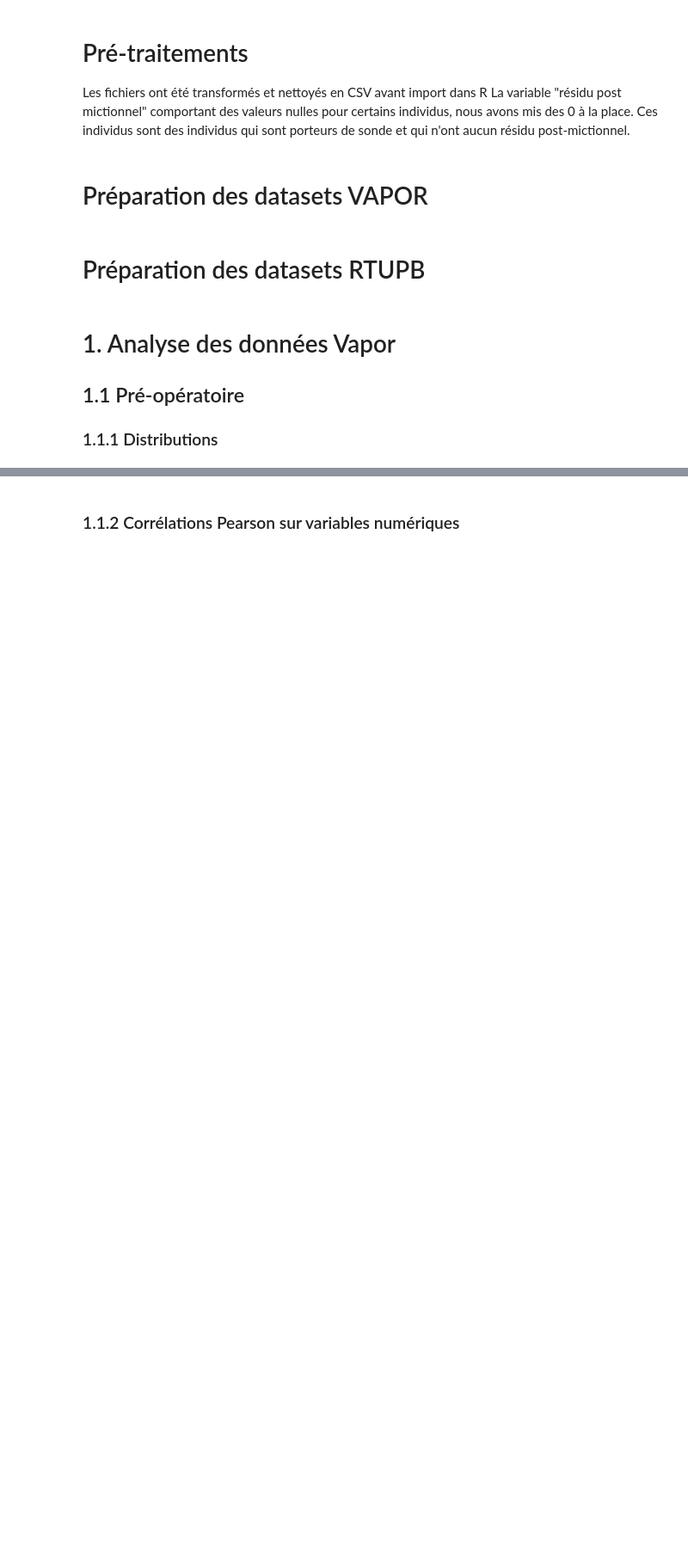
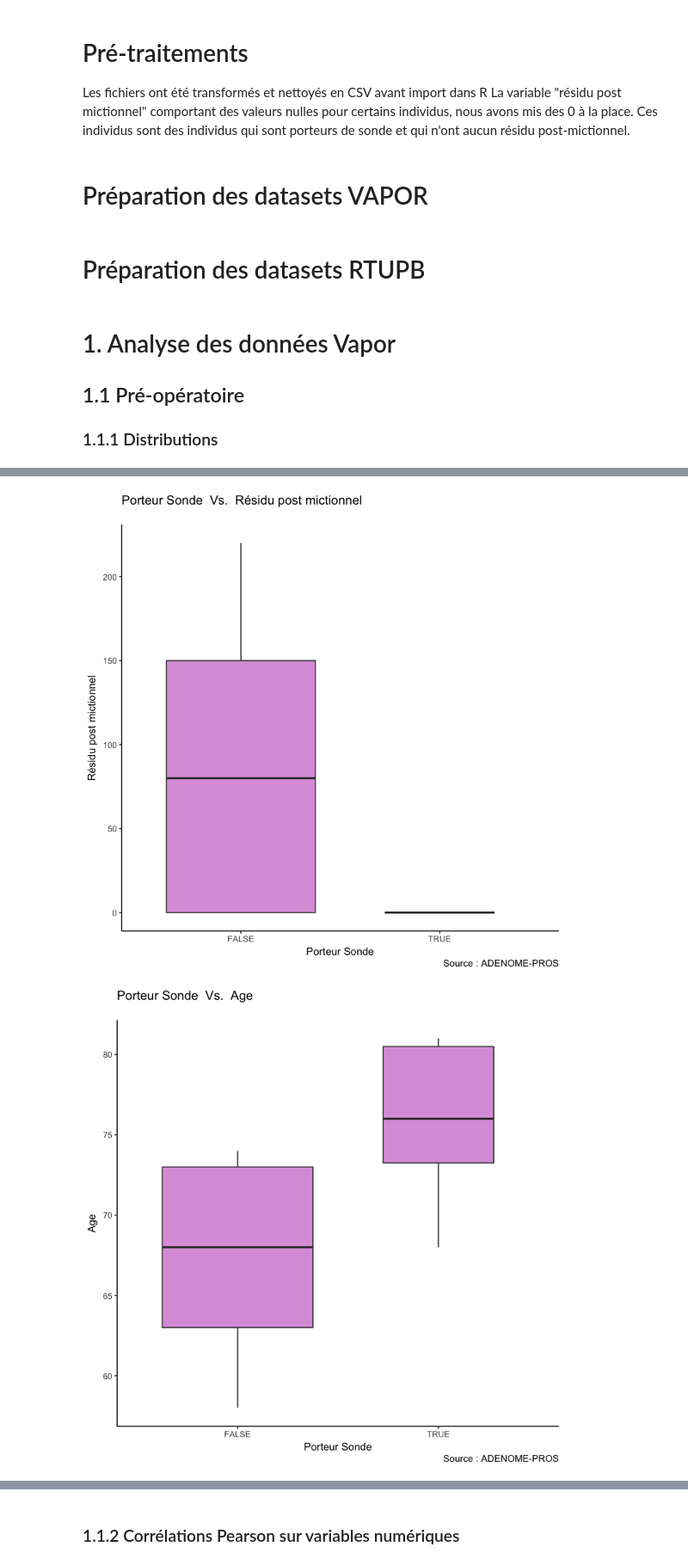
Before and after one commit to BigFab/TP_Adenome, a Jupyter notebook: Adenome.ipynb, the cells around one changed output, grey strips where cells are left out. Shown at 86% size. Cells and saved outputs as stored; diff of their text form; code cells hidden in the pictures; blank space fills up the shorter version.

```diff
--- a/Adenome.ipynb
+++ b/Adenome.ipynb
@@ -173,3 +246,12 @@ for (i in 1:ncol(vapor_pre)) {
 [figure]
 [figure]
 ... (8 outputs left out)
+# %%
+# Quelques distributions par rapport aux porteurs de sondes
+adenome_boxplot_couple(vapor_pre, vapor_pre$Porteur_Sonde, vapor_pre$Residu_post_mictionnel, "Porteur Sonde", "Résidu post mictionnel")
+adenome_boxplot_couple(vapor_pre, vapor_pre$Porteur_Sonde, vapor_pre$Age, "Porteur Sonde", "Age")
+adenome_boxplot_couple(vapor_pre, vapor_pre$Porteur_Sonde, vapor_pre$Duree_Traitement_Medical, "Porteur Sonde", "Durée traitement médical")
+adenome_boxplot_couple(vapor_pre, vapor_pre$Porteur_Sonde, vapor_pre$Qmax, "Porteur Sonde", "Qmax")
+# %% [output]
+[figure, added]
+[figure, added]
```
Also changed, not shown: parts of 20 cells of this notebook.
